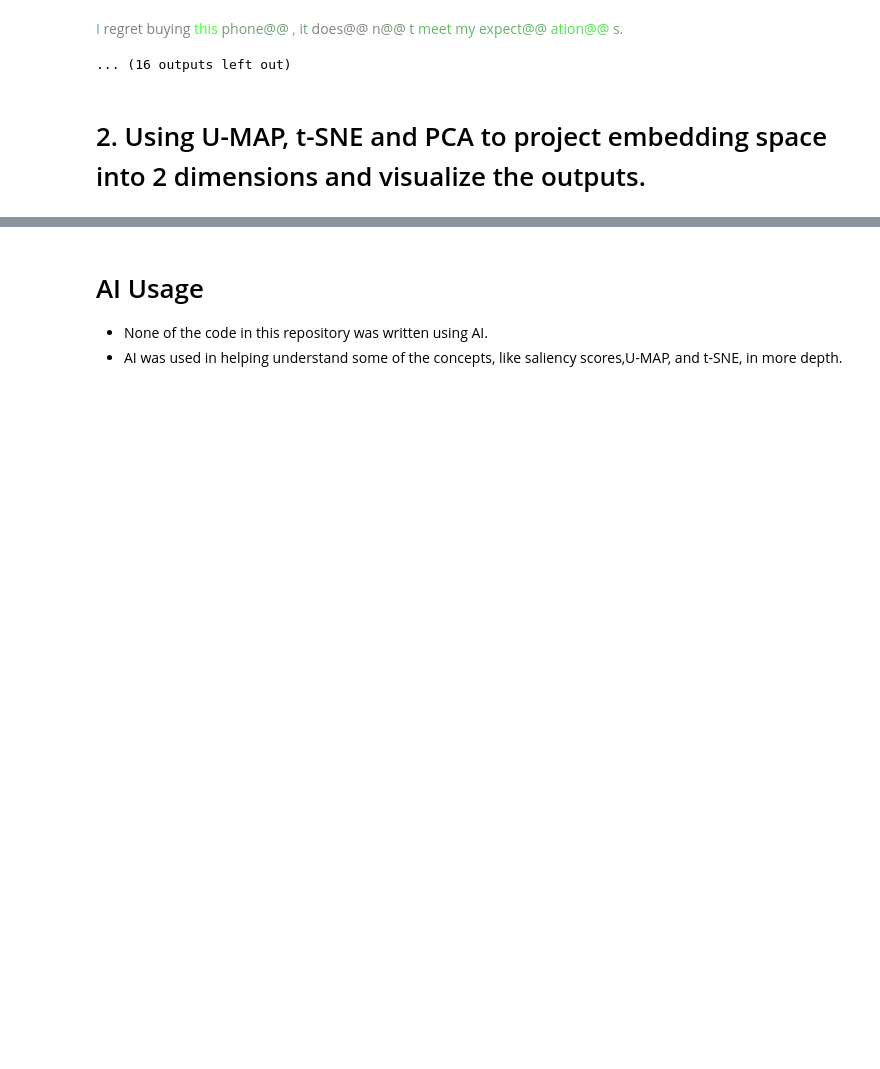
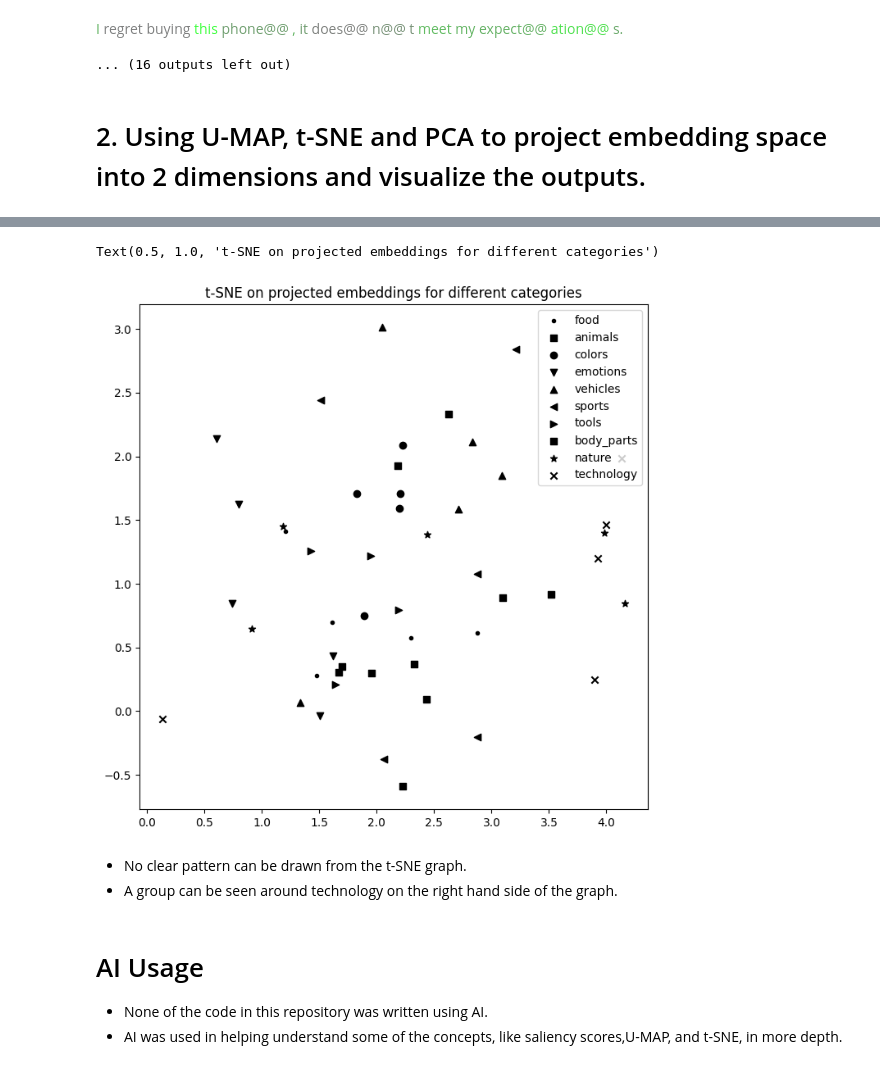
Before and after one commit to shaunak-badani/XAI, a Jupyter notebook: Assignment10/XAI_in_LLMs.ipynb, the cells around one changed output, grey strips where cells are left out. Cells and saved outputs as stored; diff of their text form; code cells hidden in the pictures; blank space fills up the shorter version.

```diff
--- a/Assignment10/XAI_in_LLMs.ipynb
+++ b/Assignment10/XAI_in_LLMs.ipynb
@@ -188,3 +296,27 @@ embedding_matrix = model.
+# %%
+tsne = TSNE(n_components=2, perplexity=30, random_state=42)
+
+X_projected = tsne.fit_transform(X)
+i = 0
+tsne_projections = {}
+
+for category, word_list in words_interested.items():
+  n = len(word_list)
+  tsne_projections[category] = X_projected[i:i+n]
+  i += n
+# %%
+fig = plt.figure(figsize = (8, 8))
+markers = ['.', ',', 'o', 'v', '^', '<', '>', 's', '*', 'x', 'D', 'd', 'p', 'h', 'H', '+', '|', '_']
+for i, (category, projected_embedding) in enumerate(tsne_projections.items()):
+  plt.scatter(projected_embedding[:, 0], projected_embedding[:, 1], label = category, marker = markers[i], color = "black")
+plt.legend(loc = 'best')
+plt.title("t-SNE on projected embeddings for different categories")
+# %% [output]
+Text(0.5, 1.0, 't-SNE on projected embeddings for different categories')
+[figure, added]
+# %% [markdown]
+- No clear pattern can be drawn from the t-SNE graph.
+- A group can be seen around technology on the right hand side of the graph.
 # %% [markdown]
 # AI Usage
 
```
Also changed, not shown: parts of 22 cells of this notebook.
